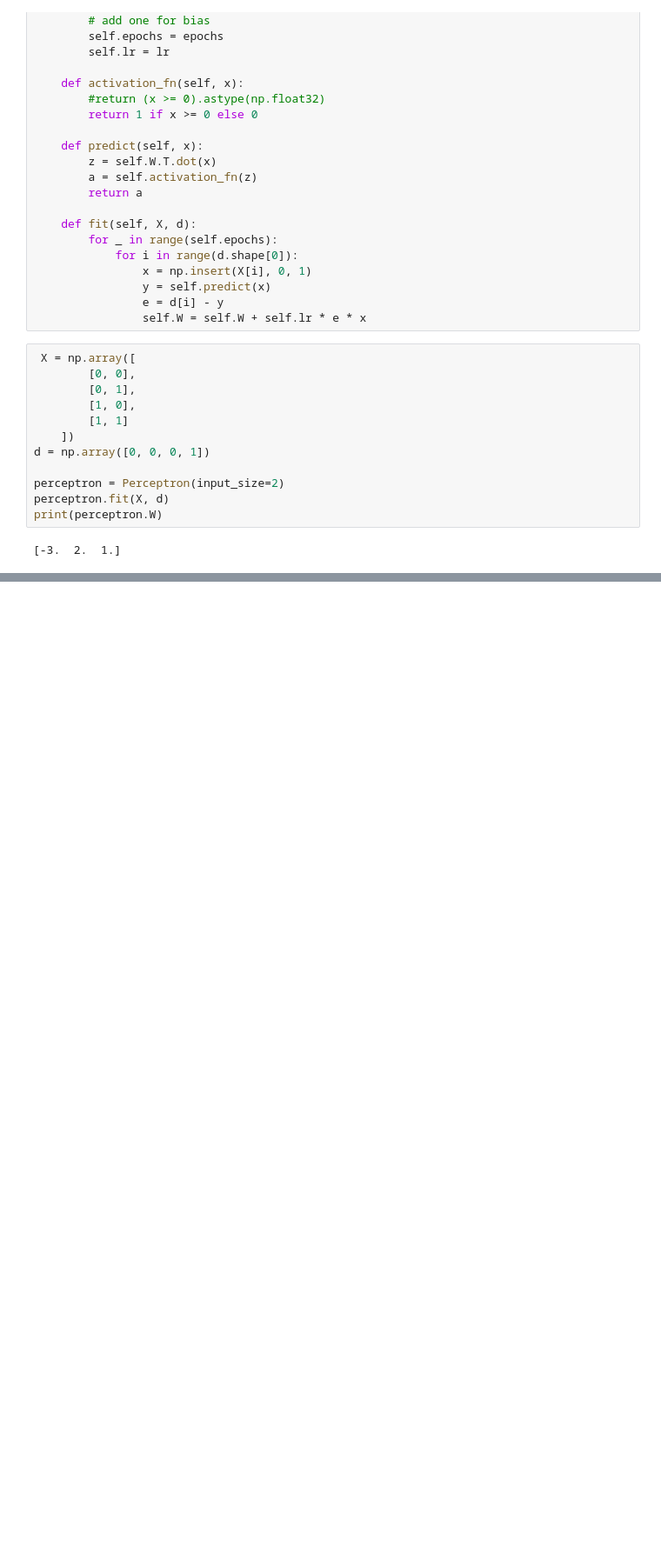
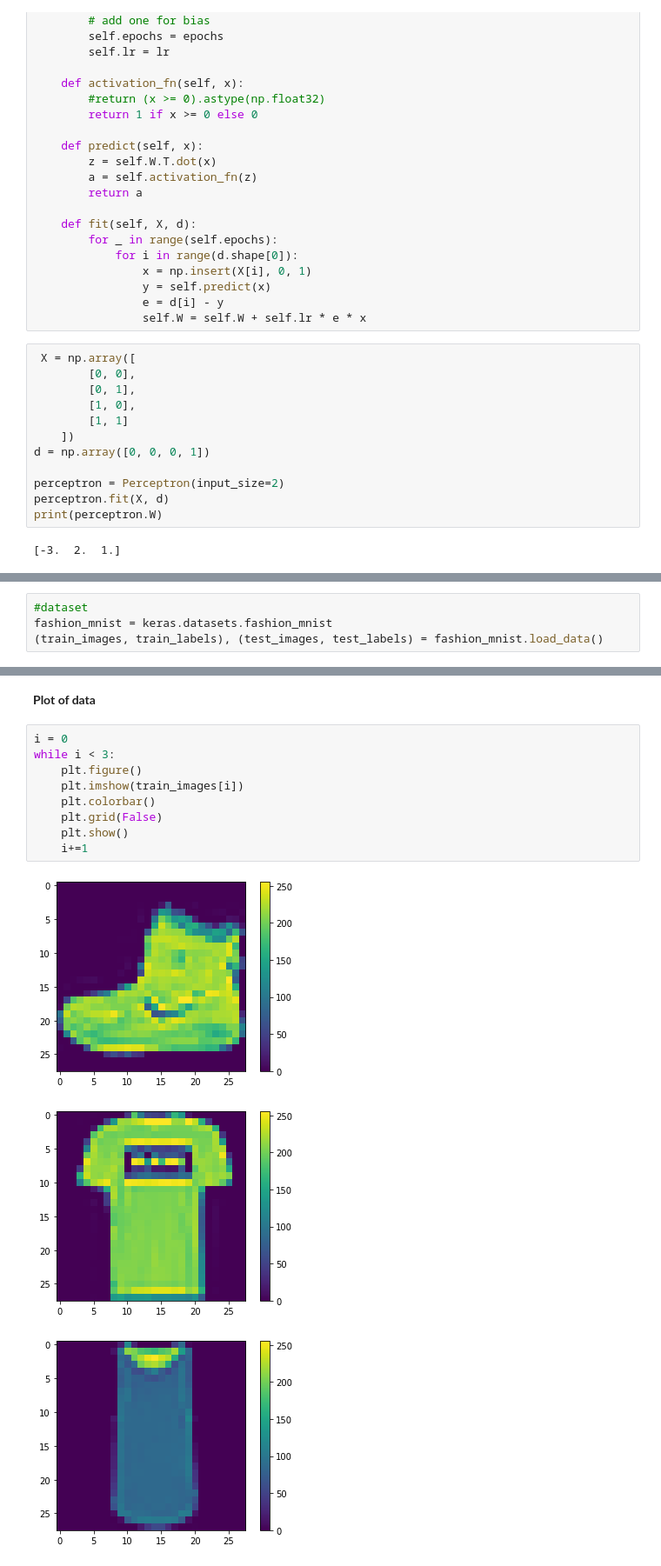
Before and after one commit to AxisAxes/Machine-learning-concepts, a Jupyter notebook: Networks.ipynb, the cells around one changed output, grey strips where cells are left out. Shown at 87% size. Saved outputs shown, nothing was run; the diff lists cells and outputs as text; blank space fills up the shorter version.

```diff
--- a/Networks.ipynb
+++ b/Networks.ipynb
@@ -41,0 +52,4 @@ print(perceptron.W)
+# %%
+#dataset
+fashion_mnist = keras.datasets.fashion_mnist
+(train_images, train_labels), (test_images, test_labels) = fashion_mnist.load_data()
@@ -41,0 +65,15 @@ print(perceptron.W)
+# %% [markdown]
+**Plot of data**
+# %%
+i = 0
+while i < 3:
+    plt.figure()
+    plt.imshow(train_images[i])
+    plt.colorbar()
+    plt.grid(False)
+    plt.show()
+    i+=1
+# %% [output]
+[figure, added]
+[figure, added]
+[figure, added]
```
Also changed, not shown: parts of 21 cells of this notebook.
